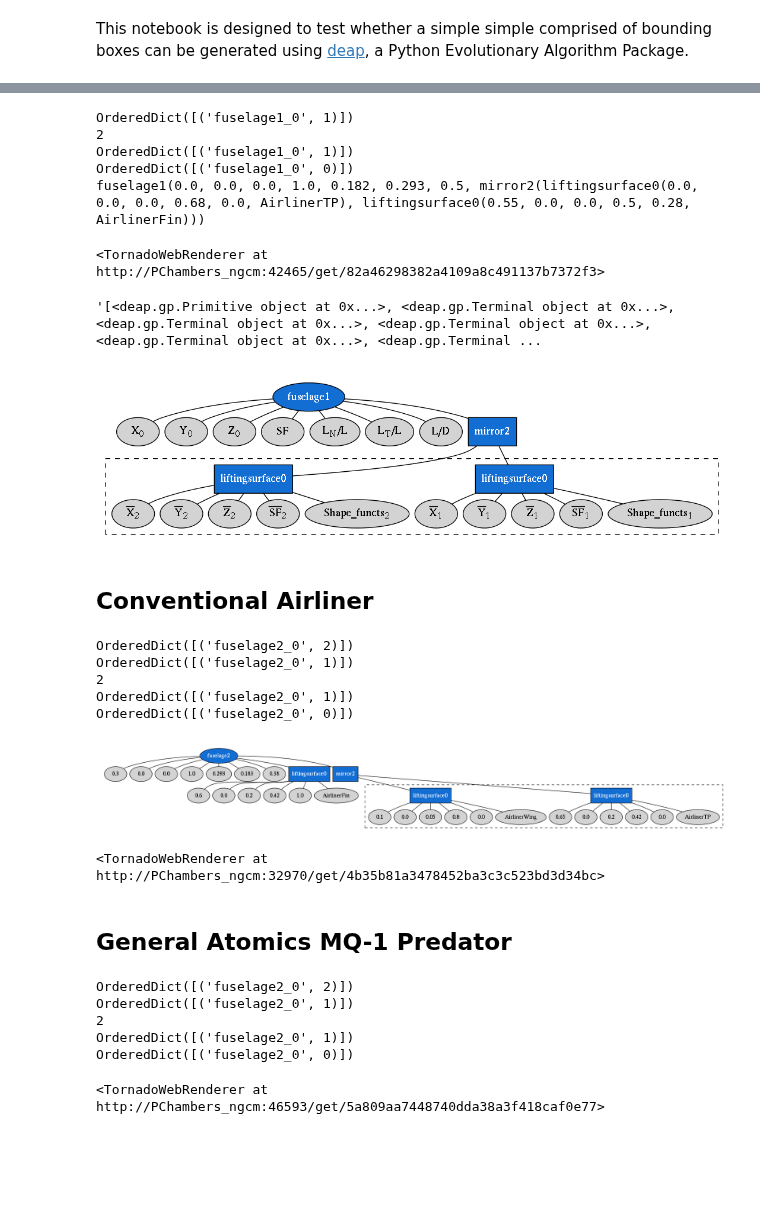
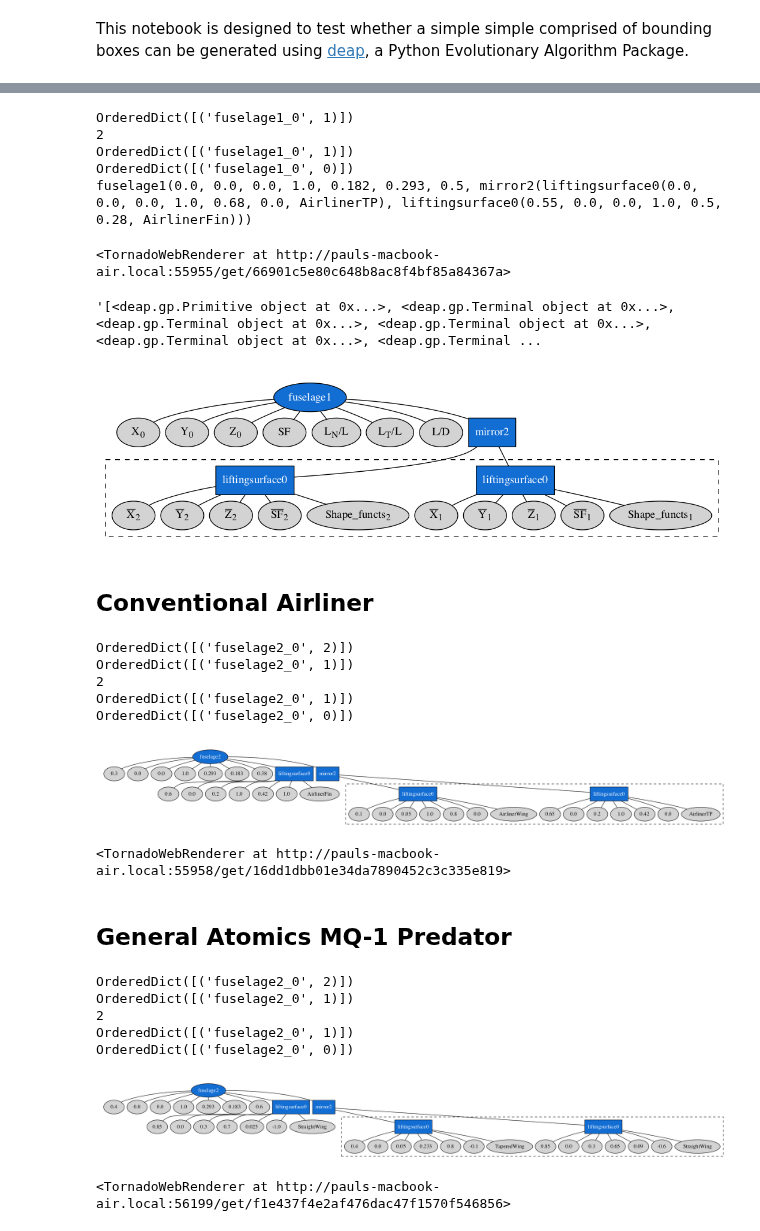
Before and after one commit to p-chambers/occ_airconics, a Jupyter notebook: examples/notebooks/gp_evolve_boxlayout.ipynb, the cells around one changed output, grey strips where cells are left out. Cells and saved outputs as stored; diff of their text form; code cells hidden in the pictures; blank space fills up the shorter version.

Commit message:
Adding predator example, and negative rotations to topology.liftingsurfaceN

```diff
--- a/examples/notebooks/gp_evolve_boxlayout.ipynb
+++ b/examples/notebooks/gp_evolve_boxlayout.ipynb
@@ -42,8 +38,8 @@ Image(config.pydot_graph().create_png())
 config2 = Topology()
 
 expr_string = """fuselage1(0., 0., 0., 1.0, 0.182, 0.293, 0.5, mirror2(
-    liftingsurface0(0., 0., 0., 0.68, 0., AirlinerTP),
-    liftingsurface0(0.55, 0., 0., 0.5, 0.28, AirlinerFin)))"""
+    liftingsurface0(0., 0., 0., 1., 0.68, 0., AirlinerTP),
+    liftingsurface0(0.55, 0., 0., 1., 0.5, 0.28, AirlinerFin)))"""
 config2.from_string(expr_string)
 
 print(config2)
@@ -60,8 +56,8 @@ OrderedDict([('fuselage1_0', 1)])
 2
 OrderedDict([('fuselage1_0', 1)])
 OrderedDict([('fuselage1_0', 0)])
-fuselage1(0.0, 0.0, 0.0, 1.0, 0.182, 0.293, 0.5, mirror2(liftingsurface0(0.0, 0.0, 0.0, 0.68, 0.0, AirlinerTP), liftingsurface0(0.55, 0.0, 0.0, 0.5, 0.28, AirlinerFin)))
+fuselage1(0.0, 0.0, 0.0, 1.0, 0.182, 0.293, 0.5, mirror2(liftingsurface0(0.0, 0.0, 0.0, 1.0, 0.68, 0.0, AirlinerTP), liftingsurface0(0.55, 0.0, 0.0, 1.0, 0.5, 0.28, AirlinerFin)))
-<TornadoWebRenderer at http://PChambers_ngcm:42465/get/82a46298382a4109a8c491137b7372f3>
+<TornadoWebRenderer at http://pauls-macbook-air.local:55955/get/66901c5e80c648b8ac8f4bf85a84367a>
 # %%
 # config2.Write('GP_output.step')
 graph = config2.pydot_graph()
@@ -135,10 +131,10 @@ rank=same;
 }
 """
 dotgraph = pydot.graph_from_dot_data(graph)
-dotgraph.write_svg('/home/pchambers/Documents/PhD/SABTalk_2017/images/tree1.svg')
+# dotgraph.write_svg('/home/pchambers/Documents/PhD/SABTalk_2017/images/tree1.svg')
 Image(dotgraph.create_png())
 # %% [output]
-[figure, old version]
+[figure, new version]
 # %%
 # dotgraph.write_pdf('/home/pchambers/Documents/PhD/Aviation2017/aviation_2017_paper/figure/gplayout_tree2.pdf')
 # %% [markdown]
@@ -146,46 +142,37 @@ Image(dotgraph.create_png())
 # %%
 # The string method didn't work: let's do it manually:
 topo = Topology()
 
 expr_string = """fuselage2(0.3, 0., 0., 1., 0.293, 0.183, 0.38,
-            liftingsurface0(0.6, 0., 0.2, 0.42, 1.0, AirlinerFin) mirror2(
-                liftingsurface0(0.65, 0., 0.2, 0.42, 0., AirlinerTP), liftingsurface0( 0.1, 0., 0.05, 0.8, 0., AirlinerWing)))"""
+            liftingsurface0(0.6, 0., 0.2, 1., 0.42, 1.0, AirlinerFin) mirror2(
+                liftingsurface0(0.65, 0., 0.2, 1., 0.42, 0., AirlinerTP), liftingsurface0( 0.1, 0., 0.05, 1., 0.8, 0., AirlinerWing)))"""
 
 topo.from_string(expr_string)
 
 renderer = TornadoWebRenderer()
 
 topo.Display(renderer)
 
 display(Image(topo.pydot_graph().create_png()))
 
 renderer
 # %% [output]
 OrderedDict([('fuselage2_0', 2)])
 OrderedDict([('fuselage2_0', 1)])
 2
 OrderedDict([('fuselage2_0', 1)])
 OrderedDict([('fuselage2_0', 0)])
-[figure, old version]
+[figure, new version]
-<TornadoWebRenderer at http://PChambers_ngcm:32970/get/4b35b81a3478452ba3c3c523bd3d34bc>
+<TornadoWebRenderer at http://pauls-macbook-air.local:55958/get/16dd1dbb01e34da7890452c3c335e819>
 # %% [markdown]
 ## General Atomics MQ-1 Predator
 # %%
 # The string method didn't work: let's do it manually:
 topo = Topology(MaxAttachments=4)
 
-expr_string = """fuselage2(0.3, 0., 0., 1., 0.293, 0.183, 0.38,
-            liftingsurface0(0.6, 0., 0.2, 0.42, 1.0, AirlinerFin) mirror2(
-                liftingsurface0(0.65, 0., 0.2, 0.42, 0., AirlinerTP), liftingsurface0( 0.1, 0., 0.05, 0.8, 0., AirlinerWing)))"""
-
-from airconics.topology import LSURF_FUNCTIONS
-
-
-topo
-
-expr_string = """fuselage2(0.3, 0., 0., 1., 0.293, 0.183, 0.45,
-            liftingsurface0(0.6, 0., 0.2, 0.3, 1.0, StraightWing) mirror2(
-                liftingsurface0(0.6, 0., 0.2, 0.3, 0.5, StraightWing), liftingsurface0(0.1, 0., 0.05, 0.8, 0., TaperedWing)))"""
+expr_string = """fuselage2(0.4, 0., 0., 1., 0.293, 0.183, 0.6,
+            liftingsurface0(0.85, 0., 0.3, 0.7, 0.025, -1.0, StraightWing) mirror2(
+                liftingsurface0(0.85, 0., 0.3, 0.65, 0.09, -0.6, StraightWing), liftingsurface0(0.4, 0., 0.05, 0.233, 0.8, -0.1, TaperedWing)))"""
 
 topo.from_string(expr_string)
 
@@ -193,6 +180,8 @@ renderer = TornadoWebRenderer()
 
 topo.Display(renderer)
 
+display(Image(topo.pydot_graph().create_png()))
+
 renderer
 # %% [output]
 OrderedDict([('fuselage2_0', 2)])
@@ -200,4 +189,5 @@ OrderedDict([('fuselage2_0', 1)])
 2
 OrderedDict([('fuselage2_0', 1)])
 OrderedDict([('fuselage2_0', 0)])
+[figure, added]
-<TornadoWebRenderer at http://PChambers_ngcm:46593/get/5a809aa7448740dda38a3f418caf0e77>
+<TornadoWebRenderer at http://pauls-macbook-air.local:56199/get/f1e437f4e2af476dac47f1570f546856>
```
Also changed, not shown: parts of 2 cells of this notebook, 1 other file.
